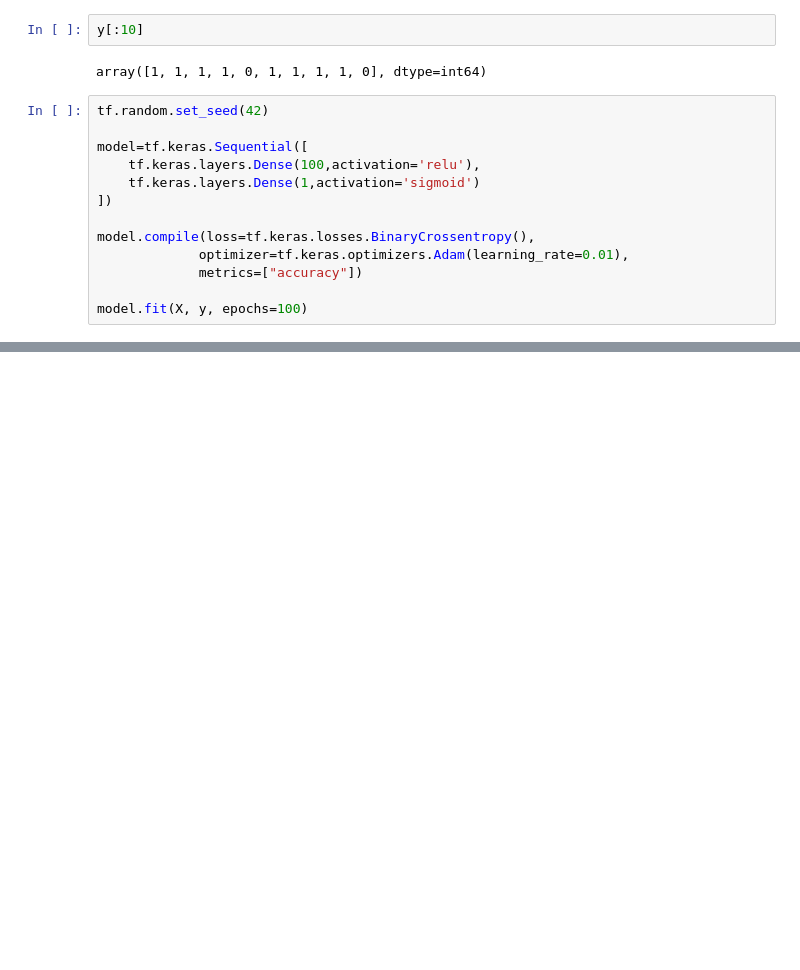
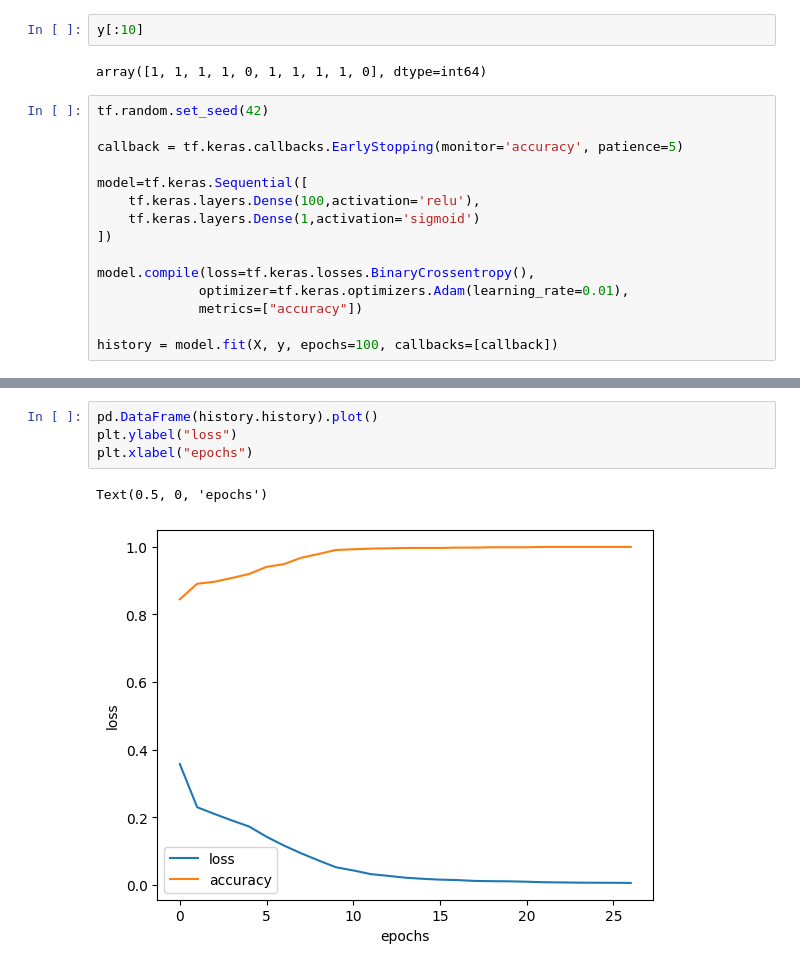
Before and after one commit to mardgeer101/Jupyter-Files, a Jupyter notebook: 12_24_2023_TF_classification_train.ipynb, the cells around one changed output, grey strips where cells are left out. Saved outputs shown, nothing was run; the diff lists cells and outputs as text; blank space fills up the shorter version.

```diff
--- a/12_24_2023_TF_classification_train.ipynb
+++ b/12_24_2023_TF_classification_train.ipynb
@@ -60,6 +60,8 @@ y[:10]
 array([1, 1, 1, 1, 0, 1, 1, 1, 1, 0], dtype=int64)
 # %%
 tf.random.set_seed(42)
+
+callback = tf.keras.callbacks.EarlyStopping(monitor='accuracy', patience=5)
 
 model=tf.keras.Sequential([
     tf.keras.layers.Dense(100,activation='relu'),
@@ -70,6 +72,6 @@ model.compile(loss=tf.keras.losses.BinaryCrossentropy(),
              optimizer=tf.keras.optimizers.Adam(learning_rate=0.01),
              metrics=["accuracy"])
 
-model.fit(X, y, epochs=100)
+history = model.fit(X, y, epochs=100, callbacks=[callback])
 # %% [output]
 Epoch 1/100
@@ -92,0 +99,7 @@ Epoch 100/100
+# %%
+pd.DataFrame(history.history).plot()
+plt.ylabel("loss")
+plt.xlabel("epochs")
+# %% [output]
+Text(0.5, 0, 'epochs')
+[figure, added]
```
Also changed, not shown: parts of 10 cells of this notebook.
